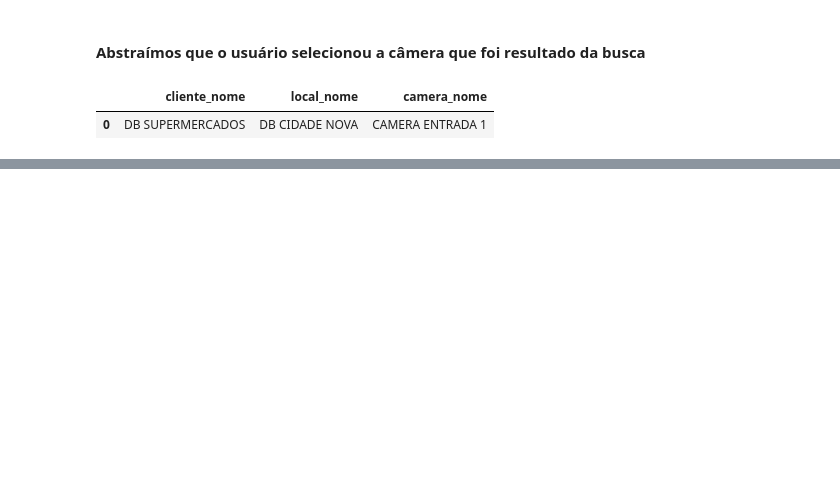
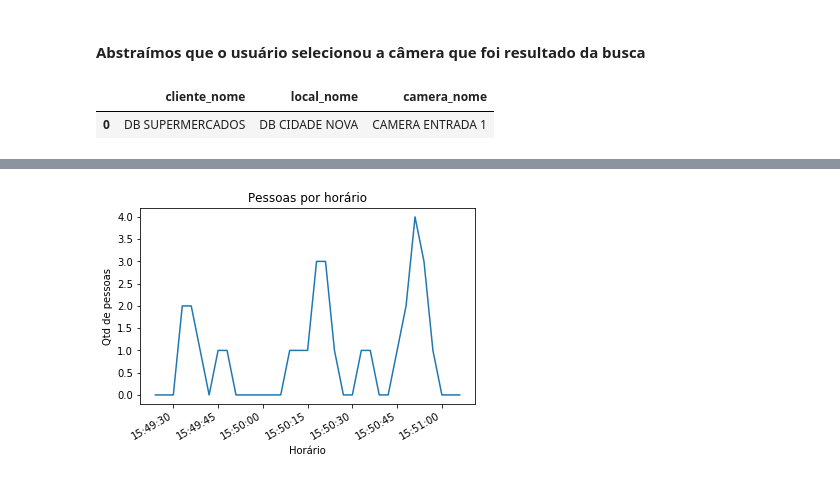
Before and after one commit to rafaelaprm/people_counter_dashboard, a Jupyter notebook: PrototipoDashboard.ipynb, the cells around one changed output, grey strips where cells are left out. Cells and saved outputs as stored; diff of their text form; code cells hidden in the pictures; blank space fills up the shorter version.

Commit message:
added data visualization examples

```diff
--- a/PrototipoDashboard.ipynb
+++ b/PrototipoDashboard.ipynb
@@ -177,0 +211,13 @@ contagem.describe()
+# %%
+tempo_inicio = contagem.timestamp.min()
+tempo_fim = contagem.timestamp.max()
+intervalo_tempo = pd.date_range(start=tempo_inicio, end=tempo_fim, freq='3S')
+qtd_pessoas = contagem.qtd_pessoas_in.value_counts()
+# %%
+plt.plot(intervalo_tempo, contagem.qtd_pessoas_in)
+plt.xlabel("Horário")
+plt.ylabel("Qtd de pessoas")
+plt.title("Pessoas por horário")
+plt.gcf().autofmt_xdate()
+# %% [output]
+[figure, added]
```
Also changed, not shown: parts of 19 cells of this notebook.
